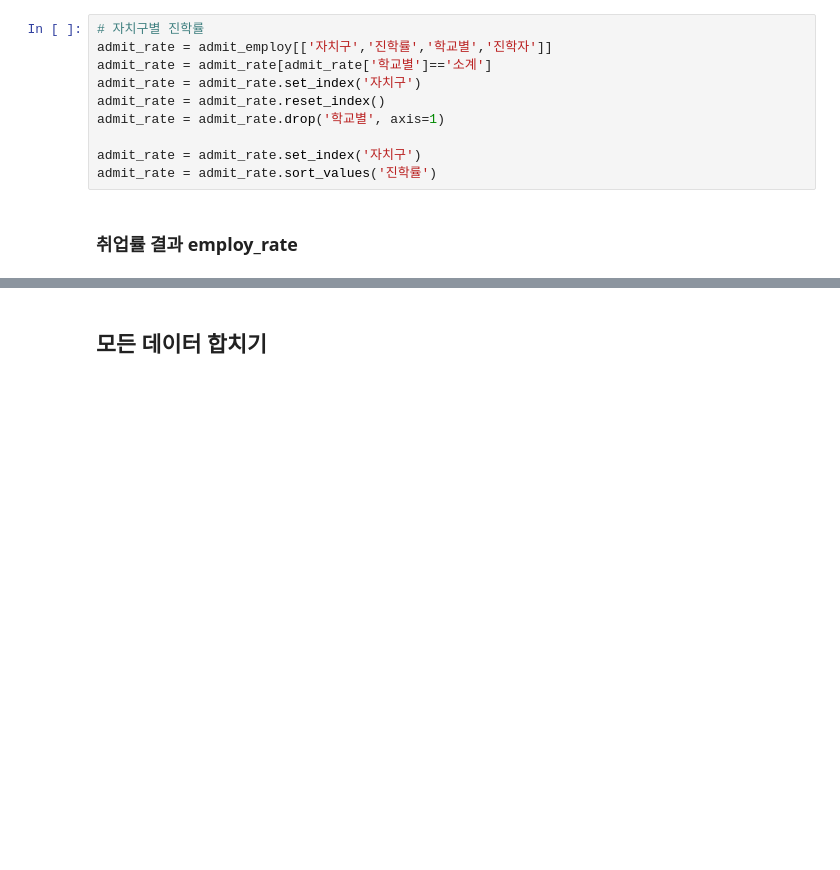
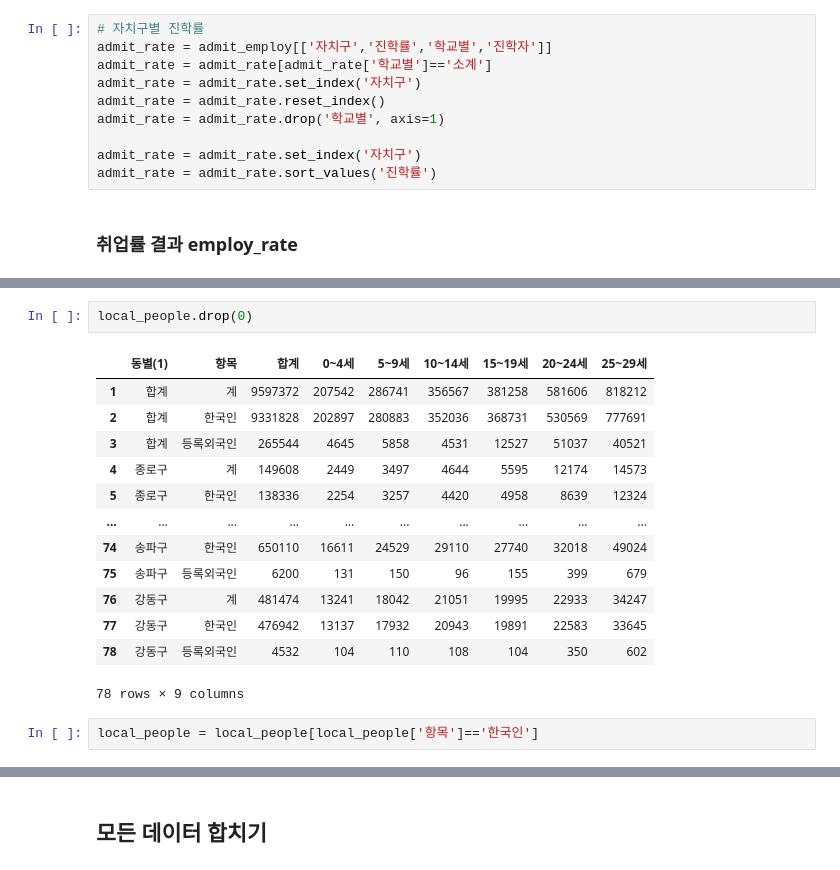
Before and after one commit to addinedu-ros-9th/eda-repo-2, a Jupyter notebook: data_collection/education.ipynb, the cells around one changed output, grey strips where cells are left out. Cells and saved outputs as stored; diff of their text form; blank space fills up the shorter version.

```diff
--- a/data_collection/education.ipynb
+++ b/data_collection/education.ipynb
@@ -253,0 +343,18 @@ employ_rate = employ_rate.sort_values('취업률')
+# %%
+local_people.drop(0)
+# %% [output]
+|  | 동별(1) | 항목 | 합계 | 0~4세 | 5~9세 | 10~14세 | 15~19세 | 20~24세 | 25~29세 |
+| 1 | 합계 | 계 | 9597372 | 207542 | 286741 | 356567 | 381258 | 581606 | 818212 |
+| 2 | 합계 | 한국인 | 9331828 | 202897 | 280883 | 352036 | 368731 | 530569 | 777691 |
+| 3 | 합계 | 등록외국인 | 265544 | 4645 | 5858 | 4531 | 12527 | 51037 | 40521 |
+| 4 | 종로구 | 계 | 149608 | 2449 | 3497 | 4644 | 5595 | 12174 | 14573 |
+| 5 | 종로구 | 한국인 | 138336 | 2254 | 3257 | 4420 | 4958 | 8639 | 12324 |
+| ... | ... | ... | ... | ... | ... | ... | ... | ... | ... |
+| 74 | 송파구 | 한국인 | 650110 | 16611 | 24529 | 29110 | 27740 | 32018 | 49024 |
+| 75 | 송파구 | 등록외국인 | 6200 | 131 | 150 | 96 | 155 | 399 | 679 |
+| 76 | 강동구 | 계 | 481474 | 13241 | 18042 | 21051 | 19995 | 22933 | 34247 |
+| 77 | 강동구 | 한국인 | 476942 | 13137 | 17932 | 20943 | 19891 | 22583 | 33645 |
+| 78 | 강동구 | 등록외국인 | 4532 | 104 | 110 | 108 | 104 | 350 | 602 |
+78 rows × 9 columns
+# %%
+local_people = local_people[local_people['항목']=='한국인']
```
Also changed, not shown: parts of 18 cells of this notebook.
